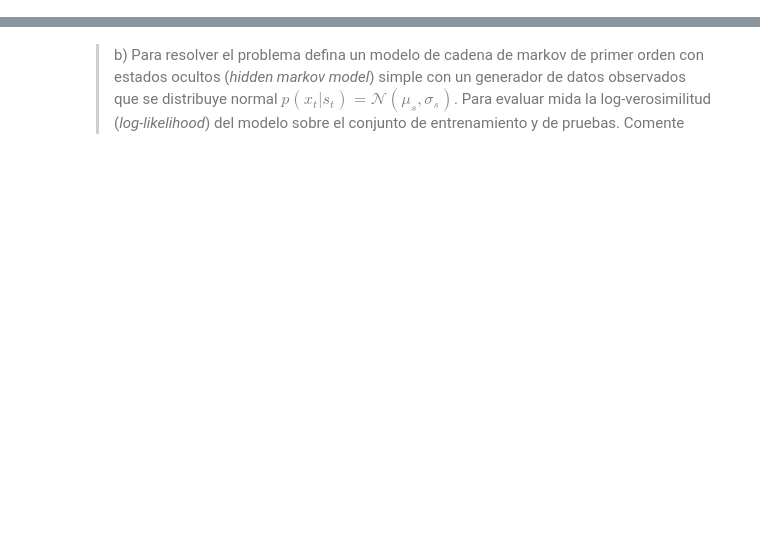
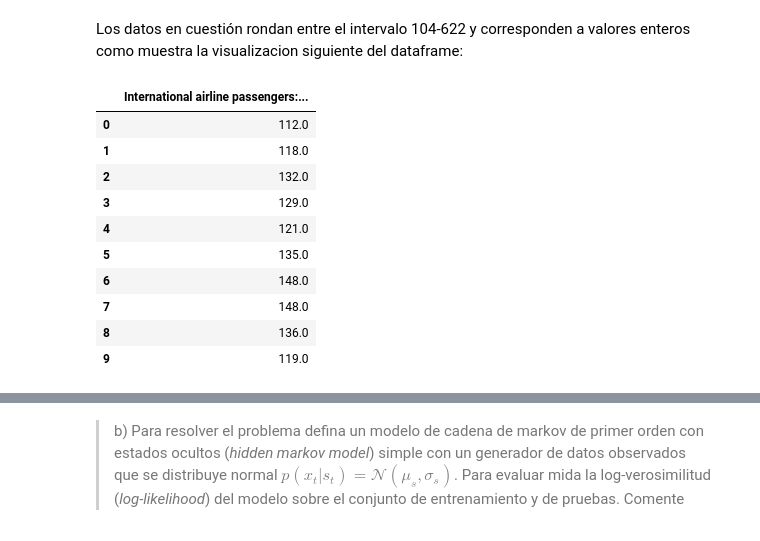
Before and after one commit to Hysteric-Larva/T3, a Jupyter notebook: T3_3.ipynb, the cells around one changed output, grey strips where cells are left out. Saved outputs shown, nothing was run; the diff lists cells and outputs as text; code cells hidden in the pictures; blank space fills up the shorter version.

```diff
--- a/T3_3.ipynb
+++ b/T3_3.ipynb
@@ -70,0 +79,16 @@ dataframe
+# %% [markdown]
+Los datos en cuestión rondan entre el intervalo 104-622 y corresponden a valores enteros como muestra la visualizacion siguiente del dataframe:
+# %%
+dataframe.head(10)
+# %% [output]
+|  | International airline passengers:... |
+| 0 | 112.0 |
+| 1 | 118.0 |
+| 2 | 132.0 |
+| 3 | 129.0 |
+| 4 | 121.0 |
+| 5 | 135.0 |
+| 6 | 148.0 |
+| 7 | 148.0 |
+| 8 | 136.0 |
+| 9 | 119.0 |
```
Also changed, not shown: parts of 28 cells of this notebook.
